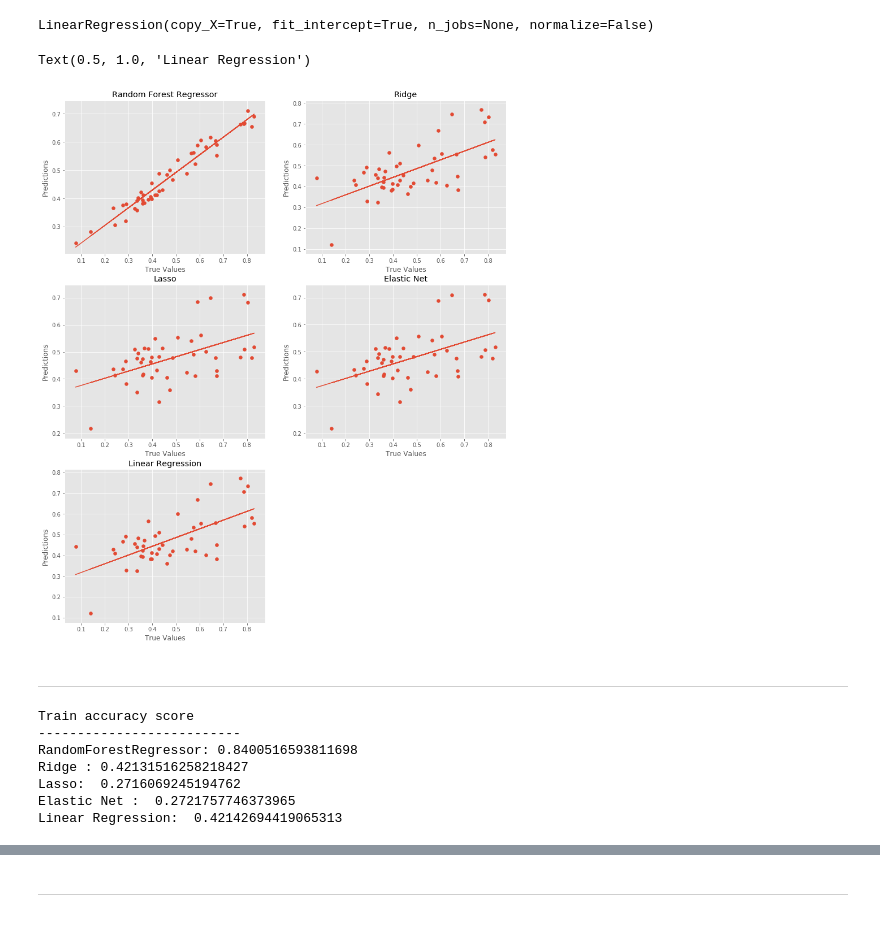
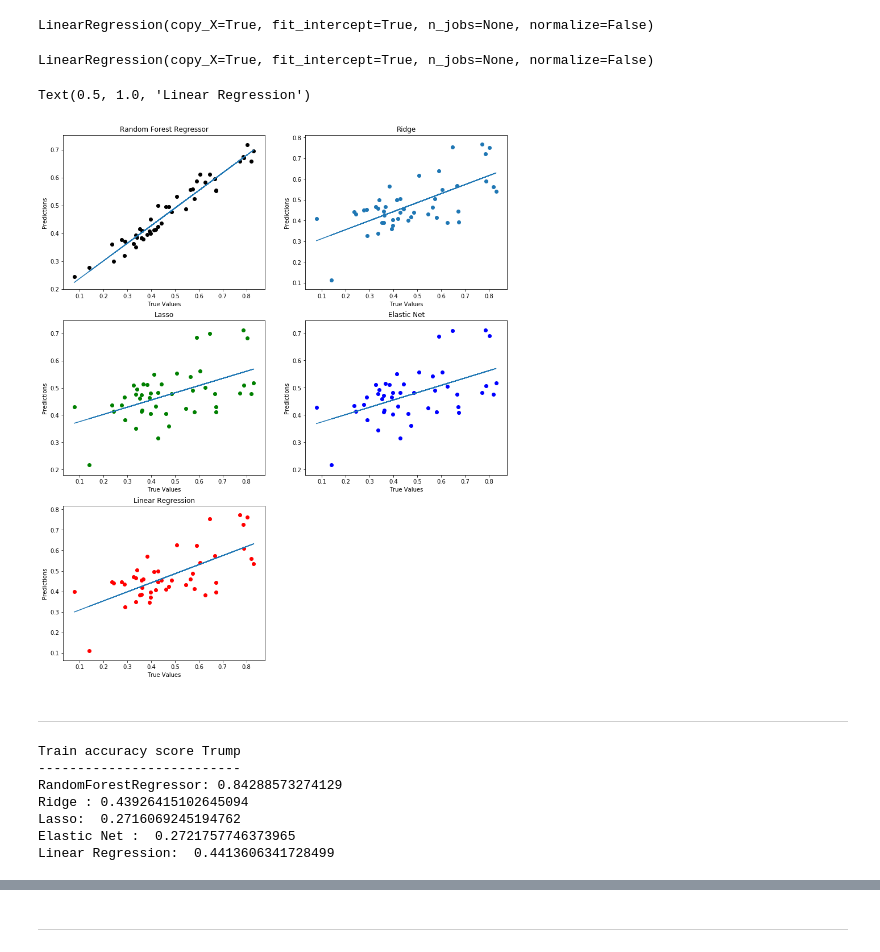
Before and after one commit to AdamMuhammad01/FinalProject_RepublicanAnalysisPredict, a Jupyter notebook: model.ipynb, the cells around one changed output, grey strips where cells are left out. Saved outputs shown, nothing was run; the diff lists cells and outputs as text; code cells hidden in the pictures.

```diff
--- a/model.ipynb
+++ b/model.ipynb
@@ -11,12 +9,12 @@ pri = pd.read_csv('primary_results.csv')
 demo = demo[['fips','area_name','state_abbreviation','PST045214','RHI225214',
                              'RHI725214','RHI325214','RHI825214','EDU635213','EDU685213','INC110213','PVY020213','POP060210',
                              'VET605213','HSD410213','NES010213','SBO315207','SBO215207','SBO415207','SBO015207','INC910213',
-                             'BZA110213']]
+                             'BZA110213','RHI425214']]
 demo.rename(columns={'PST045214': 'Population','RHI225214':'Black','RHI725214':'Latino','RHI325214':'AmericanIndian',
                             'RHI825214':'White','EDU635213':'HighSchool','EDU685213':'Bachelors',
                              'INC110213':'MediHouseInc','PVY020213':'Kurang Mampu','POP060210':'Density','VET605213':'Veteran',
                             'HSD410213':'Rumah Tangga','NES010213':'Pengangguran','SBO315207':'BlackownFirm','SBO215207':'AsianowmFirm',
-                            'SBO415207':'LatinoownFirm','SBO015207':'WomenownFirm','INC910213':'incomepercapita','BZA110213':'Privatenonfarmemployment'}, inplace=True)
-for col in demo.columns:
-    print(col)
+                            'SBO415207':'LatinoownFirm','SBO015207':'WomenownFirm','INC910213':'incomepercapita',
+                            'BZA110213':'Privatenonfarmemployment','RHI425214':'Asian'}, inplace=True)
+demo.head()
 # %% [output]
@@ -84,7 +76,8 @@ DNT.drop('index',axis=1, inplace=True)
 # %%
 #Select X for Prediction
-feature_cols = ['Population','Black','Latino','White','HighSchool','Bachelors','MediHouseInc','Kurang Mampu','Density','Veteran',
-                'Rumah Tangga','Pengangguran','AsianowmFirm','LatinoownFirm','WomenownFirm','incomepercapita','Privatenonfarmemployment']
+feature_cols = ['Population','Black','Latino','White','HighSchool','Bachelors','MediHouseInc','Kurang Mampu','Density',
+                'Veteran','Rumah Tangga','Pengangguran','AsianowmFirm','LatinoownFirm','WomenownFirm','incomepercapita',
+                'Privatenonfarmemployment','Asian']
 X = DNT[feature_cols]
 
 #Select y for Prediction
@@ -101,14 +91,14 @@ from sklearn.ensemble import RandomForestRegressor
 # %% [markdown]
 ## Model
 # %%
-RFR = RandomForestRegressor(n_estimators=100000)
-RID = Ridge(alpha=2.0, copy_X=True, fit_intercept=True, max_iter=100000,
+RFR = RandomForestRegressor(n_estimators=10000)
+RID = Ridge(alpha=2.0, copy_X=True, fit_intercept=True, max_iter=200000,
       normalize=False, random_state=None, solver='auto', tol=0.001)
 LASS = Lasso(max_iter=100000)
 ELA = ElasticNet(max_iter=100000)
 LIN = LinearRegression()
 
-#train model
+#train model Trump
 RFR.fit(X,y)
 RID.fit(X,y)
 LASS.fit(X,y)
@@ -116,14 +106,31 @@ ELA.fit(X,y)
 LIN.fit(X,y)
 # %% [output]
 LinearRegression(copy_X=True, fit_intercept=True, n_jobs=None, normalize=False)
+# %%
+#train model Ted
+RFR1 = RandomForestRegressor(n_estimators=10000)
+RID1 = Ridge(alpha=2.0, copy_X=True, fit_intercept=True, max_iter=10000,
+      normalize=False, random_state=None, solver='auto', tol=0.001)
+LASS1 = Lasso(max_iter=10000)
+ELA1 = ElasticNet(max_iter=10000)
+LIN1= LinearRegression()
+
+RFR1.fit(A,b)
+RID1.fit(A,b)
+LASS1.fit(A,b)
+ELA1.fit(A,b)
+LIN1.fit(A,b)
+# %% [output]
+LinearRegression(copy_X=True, fit_intercept=True, n_jobs=None, normalize=False)
 # %%
 from numpy.polynomial.polynomial import polyfit
 # %%
+# Perbandingan Tiap Model
 plt.figure(figsize=(14,17))
 
 plt.subplot(321)
 p = RFR.predict(X)
-plt.scatter(y, p)
+plt.scatter(y, p,c='black')
 b, m = polyfit(y, p, 1)
 plt.plot(y, b + m * y, '-')
 plt.xlabel('True Values')
@@ -132,7 +139,7 @@ plt.title('Random Forest Regressor')
 
 plt.subplot(322)
 pp = RID.predict(X)
-plt.scatter(y, pp)
+plt.scatter(y, pp,c='#1f77b4')
 b, m = polyfit(y, pp, 1)
 plt.plot(y, b + m * y, '-')
 plt.xlabel('True Values')
@@ -140,41 +147,41 @@ plt.ylabel('Predictions')
 plt.title('Ridge')
 
 
 plt.subplot(323)
 ppp = LASS.predict(X)
-plt.scatter(y, ppp)
+plt.scatter(y, ppp,c='g')
 b, m = polyfit(y, ppp, 1)
 plt.plot(y, b + m * y, '-')
 plt.xlabel('True Values')
 plt.ylabel('Predictions')
 plt.title('Lasso')
 
 
 plt.subplot(324)
 pppp = ELA.predict(X)
-plt.scatter(y, pppp)
+plt.scatter(y, pppp,c='b')
 b, m = polyfit(y, pppp, 1)
 plt.plot(y, b + m * y, '-')
 plt.xlabel('True Values')
 plt.ylabel('Predictions')
 plt.title('Elastic Net')
 
 
 plt.subplot(325)
 ppppp = LIN.predict(X)
-plt.scatter(y, ppppp)
+plt.scatter(y, ppppp,c = 'r')
 b, m = polyfit(y, ppppp, 1)
 plt.plot(y, b + m * y, '-')
 plt.xlabel('True Values')
 plt.ylabel('Predictions')
 plt.title('Linear Regression')
 # %% [output]
 Text(0.5, 1.0, 'Linear Regression')
-[figure, old version]
+[figure, new version]
 # %% [markdown]
 -------------------------------------------------
 # %%
-print('Train accuracy score')
+print('Train accuracy score Trump')
 print('--------------------------')
 print('RandomForestRegressor:',RFR.score(X,y))
 print('Ridge :',RID.score(X,y))
@@ -182,10 +189,10 @@ print('Lasso: ',LASS.score(X,y))
 print('Elastic Net : ',ELA.score(X,y))
 print('Linear Regression: ',LIN.score(X,y))
 # %% [output]
-Train accuracy score
+Train accuracy score Trump
 --------------------------
-RandomForestRegressor: 0.8400516593811698
-Ridge : 0.42131516258218427
+RandomForestRegressor: 0.84288573274129
+Ridge : 0.43926415102645094
 Lasso:  0.2716069245194762
 Elastic Net :  0.2721757746373965
-Linear Regression:  0.42142694419065313
+Linear Regression:  0.4413606341728499
```
Also changed, not shown: parts of 33 cells of this notebook, 2 other files.
